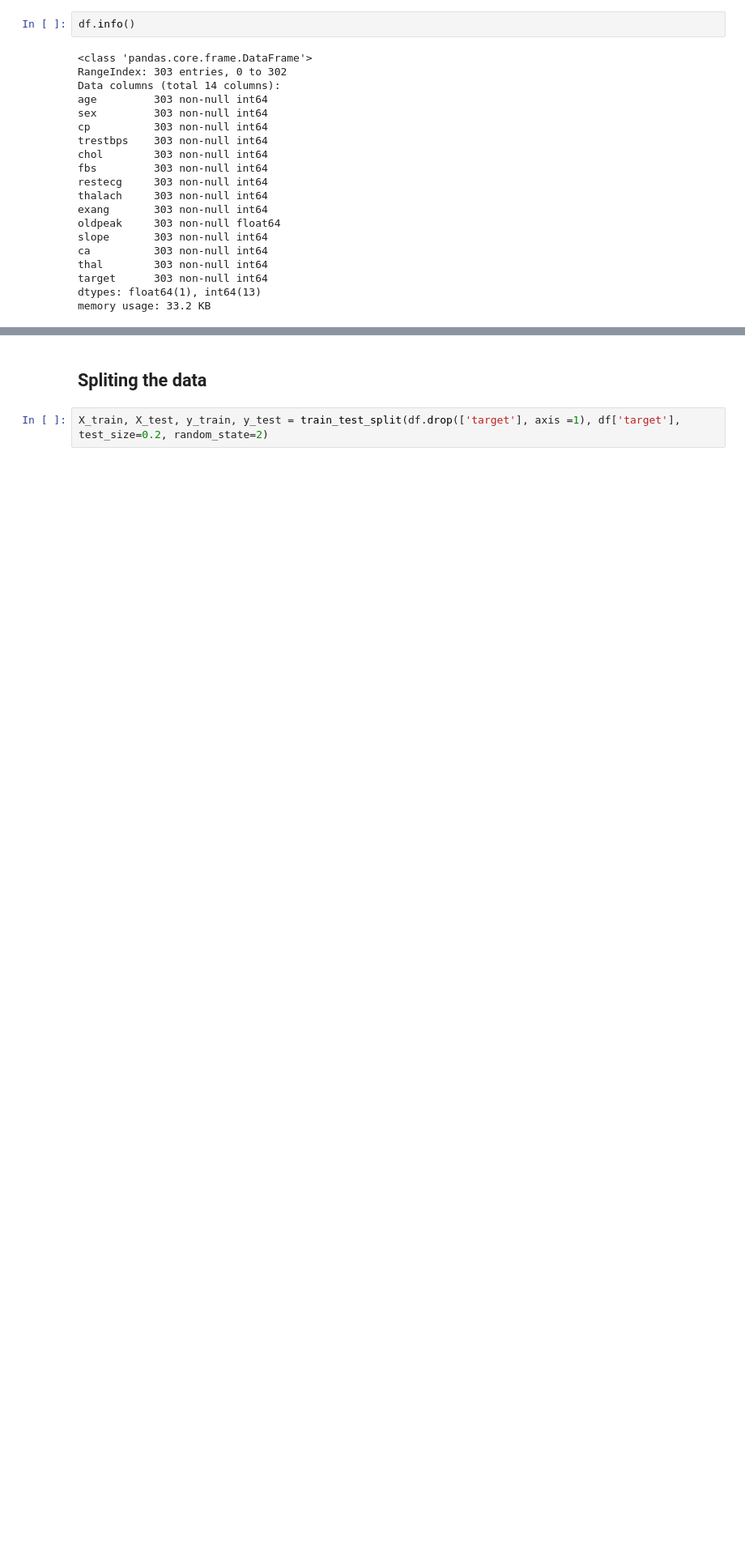
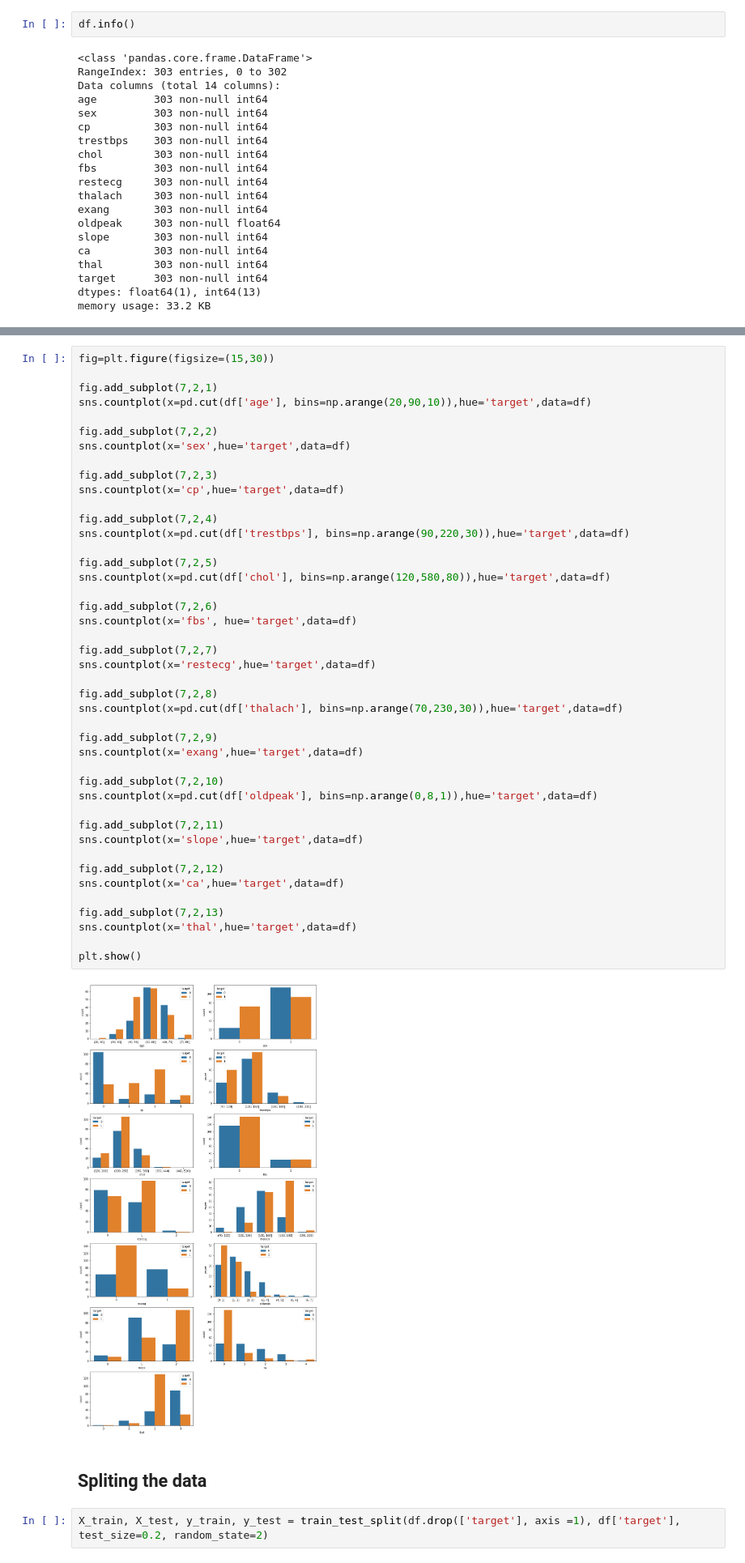
Before and after one commit to viniciusov/heart-disease, a Jupyter notebook: heart-disease.ipynb, the cells around one changed output, grey strips where cells are left out. Shown at 81% size. Cells and saved outputs as stored; diff of their text form; blank space fills up the shorter version.

```diff
--- a/heart-disease.ipynb
+++ b/heart-disease.ipynb
@@ -91,3 +156,48 @@ memory usage: 33.2 KB
+# %%
+fig=plt.figure(figsize=(15,30))
+
+fig.add_subplot(7,2,1)
+sns.countplot(x=pd.cut(df['age'], bins=np.arange(20,90,10)),hue='target',data=df)
+
+fig.add_subplot(7,2,2)
+sns.countplot(x='sex',hue='target',data=df)
+
+fig.add_subplot(7,2,3)
+sns.countplot(x='cp',hue='target',data=df)
+
+fig.add_subplot(7,2,4)
+sns.countplot(x=pd.cut(df['trestbps'], bins=np.arange(90,220,30)),hue='target',data=df)
+
+fig.add_subplot(7,2,5)
+sns.countplot(x=pd.cut(df['chol'], bins=np.arange(120,580,80)),hue='target',data=df)
+
+fig.add_subplot(7,2,6)
+sns.countplot(x='fbs', hue='target',data=df)
+
+fig.add_subplot(7,2,7)
+sns.countplot(x='restecg',hue='target',data=df)
+
+fig.add_subplot(7,2,8)
+sns.countplot(x=pd.cut(df['thalach'], bins=np.arange(70,230,30)),hue='target',data=df)
+
+fig.add_subplot(7,2,9)
+sns.countplot(x='exang',hue='target',data=df)
+
+fig.add_subplot(7,2,10)
+sns.countplot(x=pd.cut(df['oldpeak'], bins=np.arange(0,8,1)),hue='target',data=df)
+
+fig.add_subplot(7,2,11)
+sns.countplot(x='slope',hue='target',data=df)
+
+fig.add_subplot(7,2,12)
+sns.countplot(x='ca',hue='target',data=df)
+
+fig.add_subplot(7,2,13)
+sns.countplot(x='thal',hue='target',data=df)
+
+plt.show()
+# %% [output]
+[figure, added]
 # %% [markdown]
 ## Spliting the data
 # %%
```
Also changed, not shown: parts of 22 cells of this notebook.
